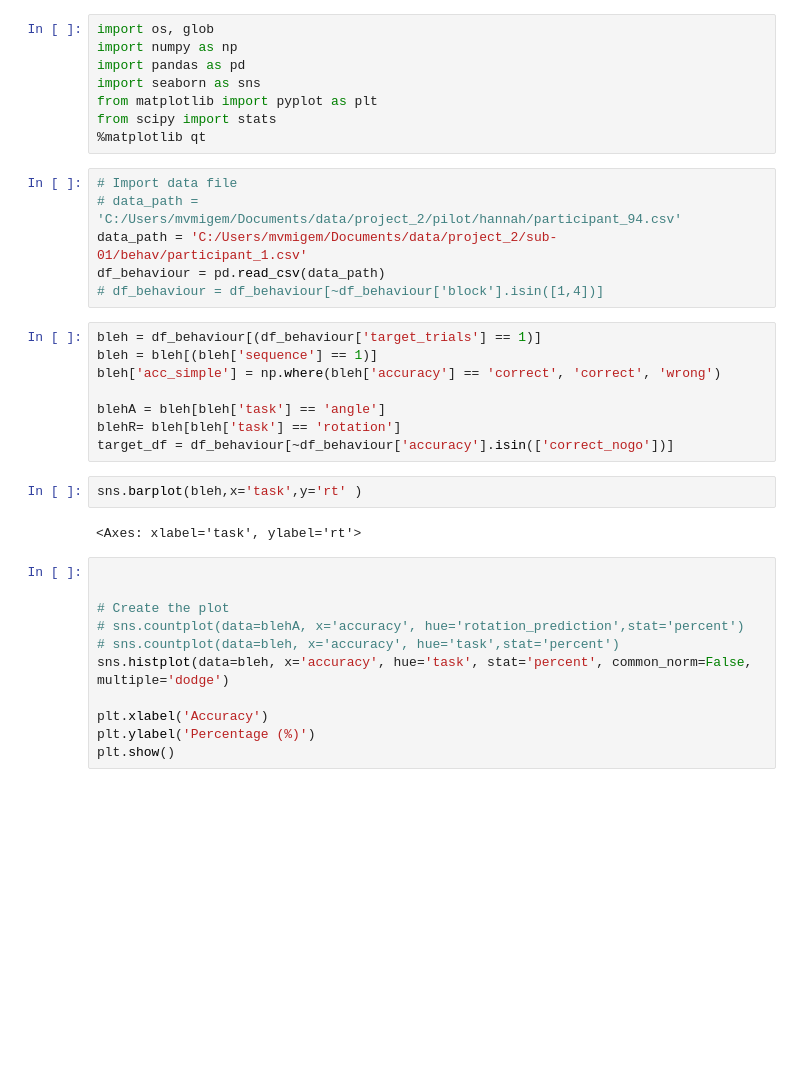
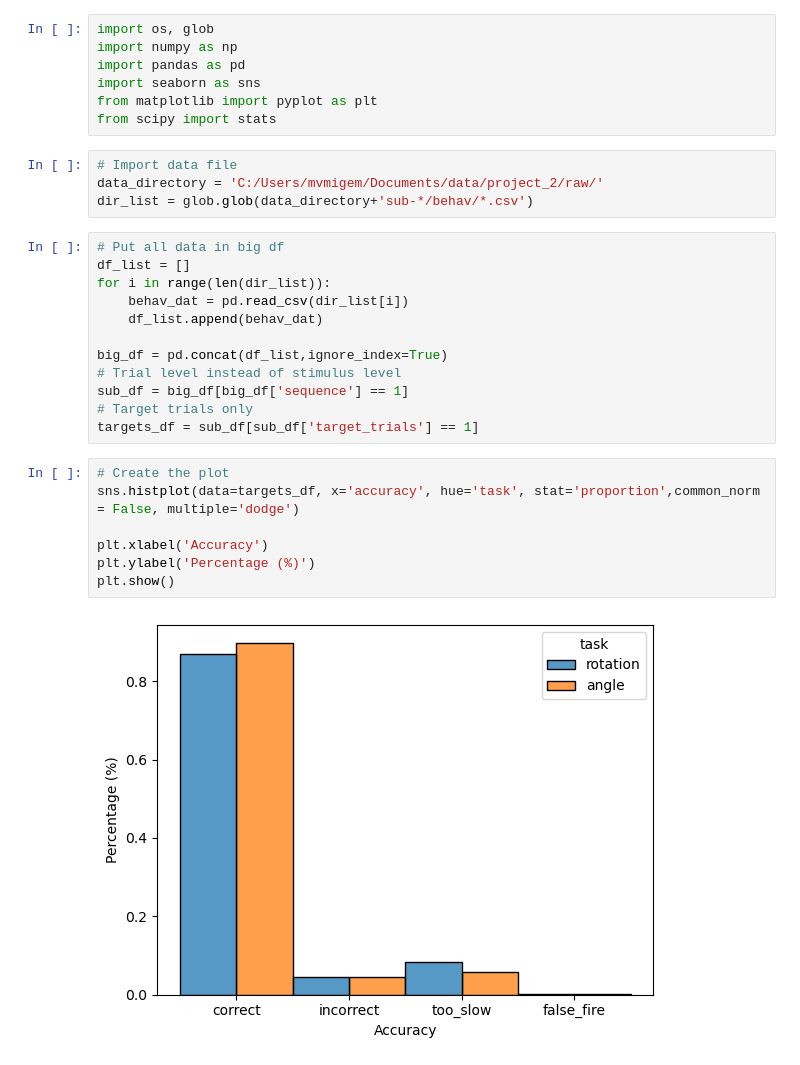
Before and after one commit to maxvanmigem/low-level-visual-prediction-processing, a Jupyter notebook: exploration/behaviour.ipynb, the cells around one changed output. Drawn from its saved outputs; the diff is of its cells as text; blank space fills up the shorter version.

```diff
--- a/exploration/behaviour.ipynb
+++ b/exploration/behaviour.ipynb
@@ -5,34 +5,29 @@ import pandas as pd
 import seaborn as sns
 from matplotlib import pyplot as plt
 from scipy import stats
-%matplotlib qt
 # %%
 # Import data file
-# data_path = 'C:/Users/mvmigem/Documents/data/project_2/pilot/hannah/participant_94.csv'
-data_path = 'C:/Users/mvmigem/Documents/data/project_2/sub-01/behav/participant_1.csv'
-df_behaviour = pd.read_csv(data_path)
-# df_behaviour = df_behaviour[~df_behaviour['block'].isin([1,4])]
+data_directory = 'C:/Users/mvmigem/Documents/data/project_2/raw/'
+dir_list = glob.glob(data_directory+'sub-*/behav/*.csv')
 # %%
-bleh = df_behaviour[(df_behaviour['target_trials'] == 1)]
-bleh = bleh[(bleh['sequence'] == 1)]
-bleh['acc_simple'] = np.where(bleh['accuracy'] == 'correct', 'correct', 'wrong')
+# Put all data in big df
+df_list = []
+for i in range(len(dir_list)):
+    behav_dat = pd.read_csv(dir_list[i])
+    df_list.append(behav_dat)
 
-blehA = bleh[bleh['task'] == 'angle']
-blehR= bleh[bleh['task'] == 'rotation']
-target_df = df_behaviour[~df_behaviour['accuracy'].isin(['correct_nogo'])]
+big_df = pd.concat(df_list,ignore_index=True)
+# Trial level instead of stimulus level
+sub_df = big_df[big_df['sequence'] == 1]
+# Target trials only
+targets_df = sub_df[sub_df['target_trials'] == 1]
-# %%
-sns.barplot(bleh,x='task',y='rt' )
-# %% [output]
-<Axes: xlabel='task', ylabel='rt'>
 # %%
-
-
 # Create the plot
-# sns.countplot(data=blehA, x='accuracy', hue='rotation_prediction',stat='percent')
-# sns.countplot(data=bleh, x='accuracy', hue='task',stat='percent')
-sns.histplot(data=bleh, x='accuracy', hue='task', stat='percent', common_norm=False, multiple='dodge')
+sns.histplot(data=targets_df, x='accuracy', hue='task', stat='proportion',common_norm = False, multiple='dodge')
 
 plt.xlabel('Accuracy')
 plt.ylabel('Percentage (%)')
 plt.show()
+# %% [output]
+[figure, added]
 # %%
```
Also changed, not shown: parts of 13 cells of this notebook, 5 other files.
